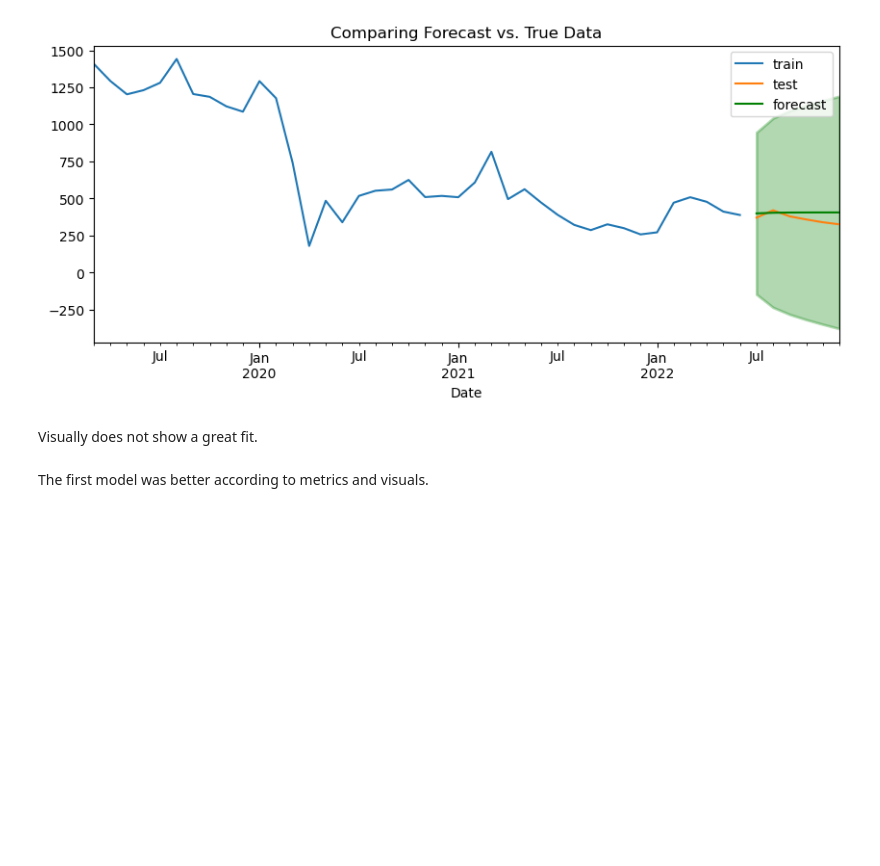
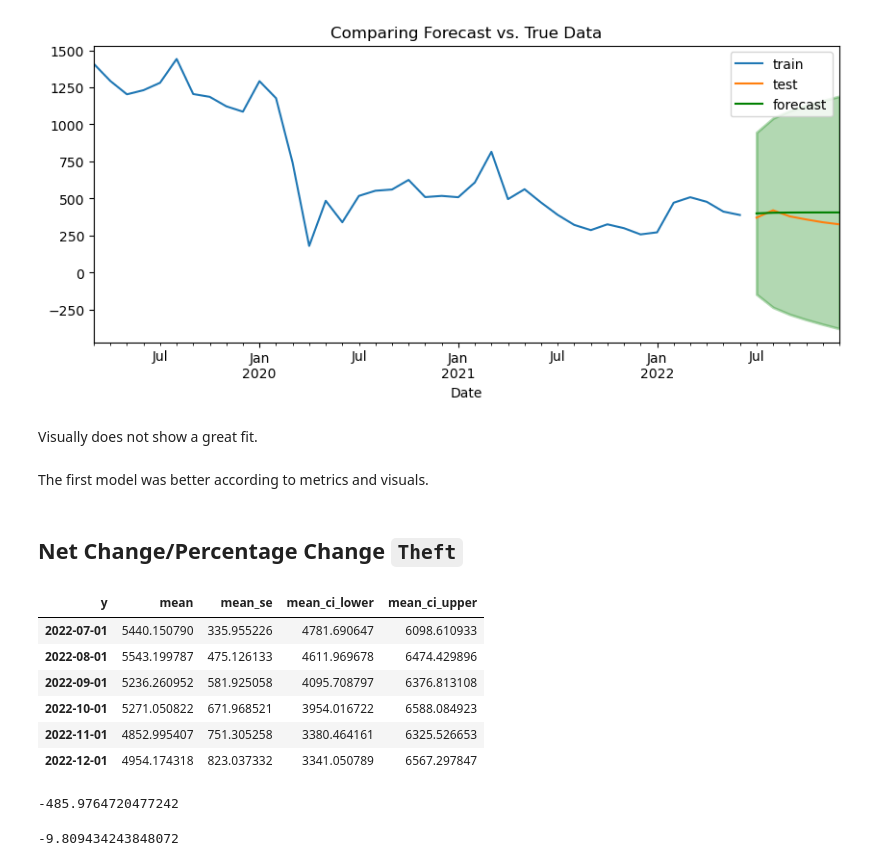
Before and after one commit to Mrammoss/Chicago-Data, a Jupyter notebook: Crime-Data-2.ipynb, the cells around one changed output. Saved outputs shown, nothing was run; the diff lists cells and outputs as text; code cells hidden in the pictures; blank space fills up the shorter version.

```diff
--- a/Crime-Data-2.ipynb
+++ b/Crime-Data-2.ipynb
@@ -512,3 +512,25 @@ plot_forecast(train, test, auto_model_narcs_forecast, n_train_lags=40);
 Visually does not show a great fit.
 # %% [markdown]
 The first model was better according to metrics and visuals.
+# %% [markdown]
+## Net Change/Percentage Change `Theft`
+# %%
+forecast_theft = sarima.get_forecast(steps=6).summary_frame()
+# %%
+forecast_theft
+# %% [output]
+| y | mean | mean_se | mean_ci_lower | mean_ci_upper |
+| 2022-07-01 | 5440.150790 | 335.955226 | 4781.690647 | 6098.610933 |
+| 2022-08-01 | 5543.199787 | 475.126133 | 4611.969678 | 6474.429896 |
+| 2022-09-01 | 5236.260952 | 581.925058 | 4095.708797 | 6376.813108 |
+| 2022-10-01 | 5271.050822 | 671.968521 | 3954.016722 | 6588.084923 |
+| 2022-11-01 | 4852.995407 | 751.305258 | 3380.464161 | 6325.526653 |
+| 2022-12-01 | 4954.174318 | 823.037332 | 3341.050789 | 6567.297847 |
+# %%
+forecast_theft['mean'][-1] - forecast_theft['mean'][0]
+# %% [output]
+-485.9764720477242
+# %%
+(-485.9764720477242 / forecast_theft['mean'][-1])*100
+# %% [output]
+-9.809434243848072
```
Also changed, not shown: parts of 11 cells of this notebook.
